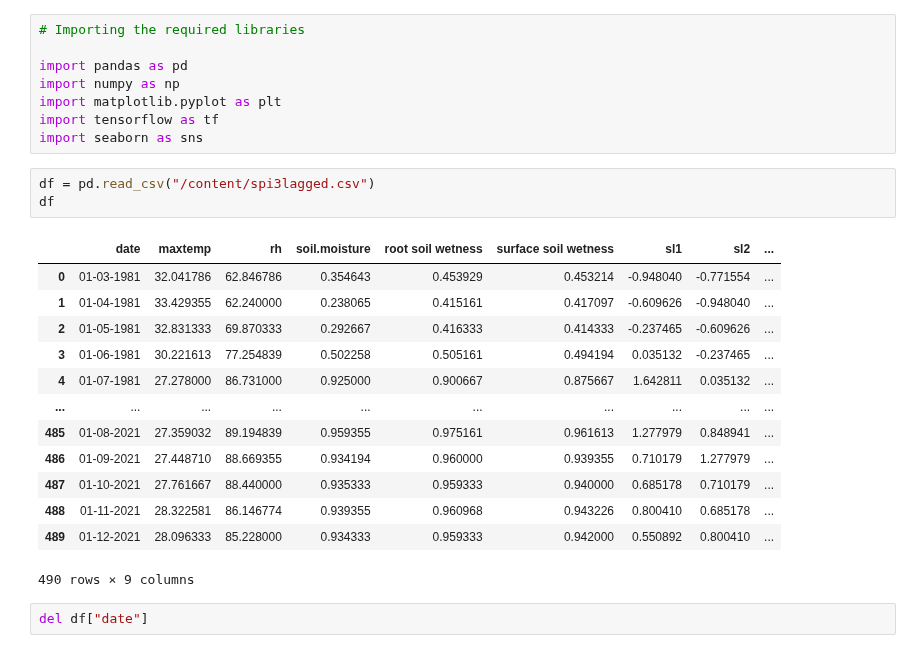
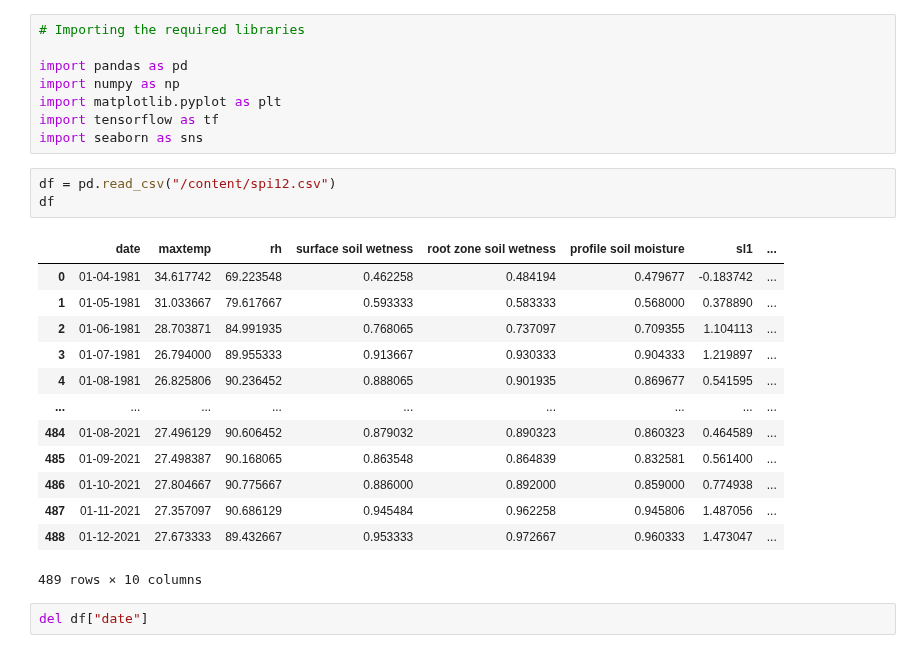
Before and after one commit to jayeshraj619/AI-LAB, a Jupyter notebook: predvalu.ipynb, the cells around one changed output. Drawn from its saved outputs; the diff is of its cells as text.

```diff
--- a/predvalu.ipynb
+++ b/predvalu.ipynb
@@ -9,22 +9,22 @@ import matplotlib.pyplot as plt
 import tensorflow as tf
 import seaborn as sns
 # %%
-df = pd.read_csv("/content/spi3lagged.csv")
+df = pd.read_csv("/content/spi12.csv")
 df
 # %% [output]
-|  | date | maxtemp | rh | soil.moisture | root soil wetness | surface soil wetness | sl1 | sl2 | ... |
-| 0 | 01-03-1981 | 32.041786 | 62.846786 | 0.354643 | 0.453929 | 0.453214 | -0.948040 | -0.771554 | ... |
-| 1 | 01-04-1981 | 33.429355 | 62.240000 | 0.238065 | 0.415161 | 0.417097 | -0.609626 | -0.948040 | ... |
-| 2 | 01-05-1981 | 32.831333 | 69.870333 | 0.292667 | 0.416333 | 0.414333 | -0.237465 | -0.609626 | ... |
-| 3 | 01-06-1981 | 30.221613 | 77.254839 | 0.502258 | 0.505161 | 0.494194 | 0.035132 | -0.237465 | ... |
-| 4 | 01-07-1981 | 27.278000 | 86.731000 | 0.925000 | 0.900667 | 0.875667 | 1.642811 | 0.035132 | ... |
-| ... | ... | ... | ... | ... | ... | ... | ... | ... | ... |
-| 485 | 01-08-2021 | 27.359032 | 89.194839 | 0.959355 | 0.975161 | 0.961613 | 1.277979 | 0.848941 | ... |
-| 486 | 01-09-2021 | 27.448710 | 88.669355 | 0.934194 | 0.960000 | 0.939355 | 0.710179 | 1.277979 | ... |
-| 487 | 01-10-2021 | 27.761667 | 88.440000 | 0.935333 | 0.959333 | 0.940000 | 0.685178 | 0.710179 | ... |
-| 488 | 01-11-2021 | 28.322581 | 86.146774 | 0.939355 | 0.960968 | 0.943226 | 0.800410 | 0.685178 | ... |
-| 489 | 01-12-2021 | 28.096333 | 85.228000 | 0.934333 | 0.959333 | 0.942000 | 0.550892 | 0.800410 | ... |
+|  | date | maxtemp | rh | surface soil wetness | root zone soil wetness | profile soil moisture | sl1 | ... |
+| 0 | 01-04-1981 | 34.617742 | 69.223548 | 0.462258 | 0.484194 | 0.479677 | -0.183742 | ... |
+| 1 | 01-05-1981 | 31.033667 | 79.617667 | 0.593333 | 0.583333 | 0.568000 | 0.378890 | ... |
+| 2 | 01-06-1981 | 28.703871 | 84.991935 | 0.768065 | 0.737097 | 0.709355 | 1.104113 | ... |
+| 3 | 01-07-1981 | 26.794000 | 89.955333 | 0.913667 | 0.930333 | 0.904333 | 1.219897 | ... |
+| 4 | 01-08-1981 | 26.825806 | 90.236452 | 0.888065 | 0.901935 | 0.869677 | 0.541595 | ... |
+| ... | ... | ... | ... | ... | ... | ... | ... | ... |
+| 484 | 01-08-2021 | 27.496129 | 90.606452 | 0.879032 | 0.890323 | 0.860323 | 0.464589 | ... |
+| 485 | 01-09-2021 | 27.498387 | 90.168065 | 0.863548 | 0.864839 | 0.832581 | 0.561400 | ... |
+| 486 | 01-10-2021 | 27.804667 | 90.775667 | 0.886000 | 0.892000 | 0.859000 | 0.774938 | ... |
+| 487 | 01-11-2021 | 27.357097 | 90.686129 | 0.945484 | 0.962258 | 0.945806 | 1.487056 | ... |
+| 488 | 01-12-2021 | 27.673333 | 89.432667 | 0.953333 | 0.972667 | 0.960333 | 1.473047 | ... |
-490 rows × 9 columns
+489 rows × 10 columns
 # %%
 del df["date"]
 # %%
```
Also changed, not shown: parts of 15 cells of this notebook.
